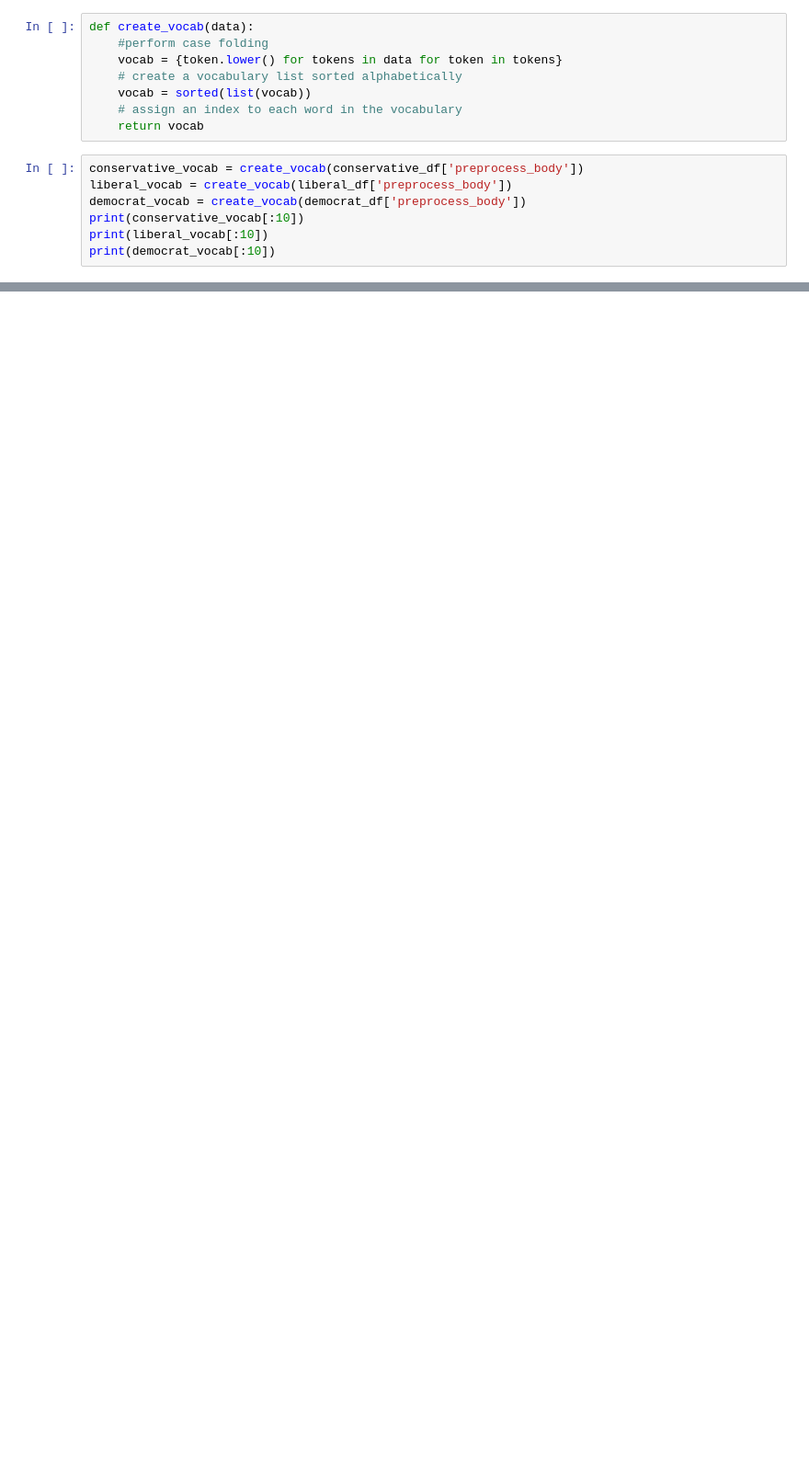
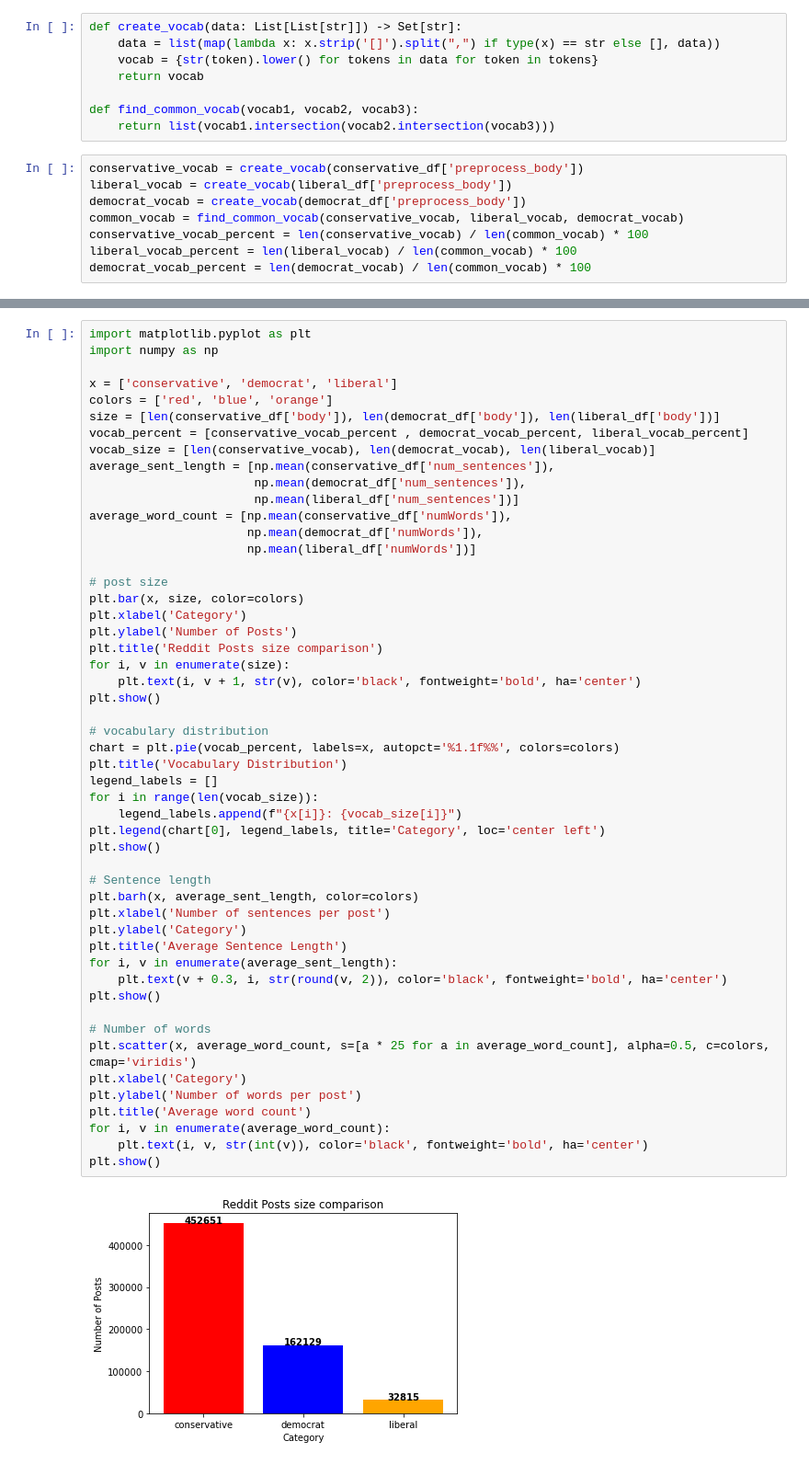
Before and after one commit to UF-CIS6930-NLP-Semantalists/semantic-shift-communities, a Jupyter notebook: Data_Pre_Processing.ipynb, the cells around one changed output, grey strips where cells are left out. Shown: that part at 92% size. Drawn from its saved outputs; the diff is of its cells as text; blank space fills up the shorter version.

```diff
--- a/Data_Pre_Processing.ipynb
+++ b/Data_Pre_Processing.ipynb
@@ -35,15 +66,16 @@ democrat_df['preprocess_body'] = democrat_df['body'].apply(pre_process_text)
 # %%
-def create_vocab(data):
-    #perform case folding
-    vocab = {token.lower() for tokens in data for token in tokens}
-    # create a vocabulary list sorted alphabetically
-    vocab = sorted(list(vocab))
-    # assign an index to each word in the vocabulary
+def create_vocab(data: List[List[str]]) -> Set[str]:
+    data = list(map(lambda x: x.strip('[]').split(",") if type(x) == str else [], data))
+    vocab = {str(token).lower() for tokens in data for token in tokens}
     return vocab
+
+def find_common_vocab(vocab1, vocab2, vocab3):
+    return list(vocab1.intersection(vocab2.intersection(vocab3)))
 # %%
 conservative_vocab = create_vocab(conservative_df['preprocess_body'])
 liberal_vocab = create_vocab(liberal_df['preprocess_body'])
 democrat_vocab = create_vocab(democrat_df['preprocess_body'])
-print(conservative_vocab[:10])
-print(liberal_vocab[:10])
-print(democrat_vocab[:10])
+common_vocab = find_common_vocab(conservative_vocab, liberal_vocab, democrat_vocab)
+conservative_vocab_percent = len(conservative_vocab) / len(common_vocab) * 100
+liberal_vocab_percent = len(liberal_vocab) / len(common_vocab) * 100
+democrat_vocab_percent = len(democrat_vocab) / len(common_vocab) * 100
@@ -53,0 +109,53 @@ print(democrat_vocab[:10])
+# %%
+import matplotlib.pyplot as plt
+import numpy as np
+
+x = ['conservative', 'democrat', 'liberal']
+colors = ['red', 'blue', 'orange']
+size = [len(conservative_df['body']), len(democrat_df['body']), len(liberal_df['body'])]
+vocab_percent = [conservative_vocab_percent , democrat_vocab_percent, liberal_vocab_percent]
+vocab_size = [len(conservative_vocab), len(democrat_vocab), len(liberal_vocab)]
+average_sent_length = [np.mean(conservative_df['num_sentences']),
+                       np.mean(democrat_df['num_sentences']),
+                       np.mean(liberal_df['num_sentences'])]
+average_word_count = [np.mean(conservative_df['numWords']),
+                      np.mean(democrat_df['numWords']),
+                      np.mean(liberal_df['numWords'])]
+
+# post size
+plt.bar(x, size, color=colors)
+plt.xlabel('Category')
+plt.ylabel('Number of Posts')
+plt.title('Reddit Posts size comparison')
+for i, v in enumerate(size):
+    plt.text(i, v + 1, str(v), color='black', fontweight='bold', ha='center')
+plt.show()
+
+# vocabulary distribution
+chart = plt.pie(vocab_percent, labels=x, autopct='%1.1f%%', colors=colors)
+plt.title('Vocabulary Distribution')
+legend_labels = []
+for i in range(len(vocab_size)):
+    legend_labels.append(f"{x[i]}: {vocab_size[i]}")
+plt.legend(chart[0], legend_labels, title='Category', loc='center left')
+plt.show()
+
+# Sentence length
+plt.barh(x, average_sent_length, color=colors)
+plt.xlabel('Number of sentences per post')
+plt.ylabel('Category')
+plt.title('Average Sentence Length')
+for i, v in enumerate(average_sent_length):
+    plt.text(v + 0.3, i, str(round(v, 2)), color='black', fontweight='bold', ha='center')
+plt.show()
+
+# Number of words
+plt.scatter(x, average_word_count, s=[a * 25 for a in average_word_count], alpha=0.5, c=colors, cmap='viridis')
+plt.xlabel('Category')
+plt.ylabel('Number of words per post')
+plt.title('Average word count')
+for i, v in enumerate(average_word_count):
+    plt.text(i, v, str(int(v)), color='black', fontweight='bold', ha='center')
+plt.show()
+# %% [output]
+[figure, added]
```
Also changed, not shown: parts of 9 cells of this notebook.
